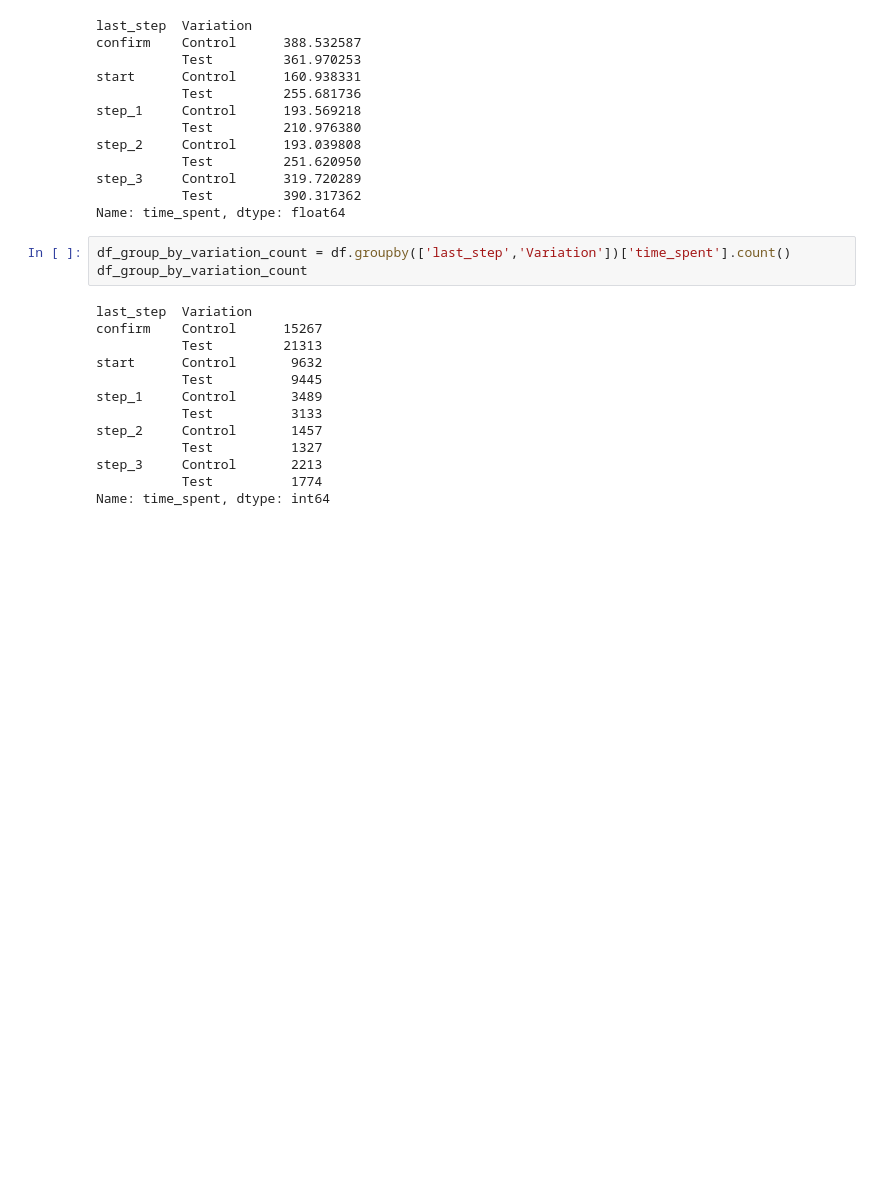
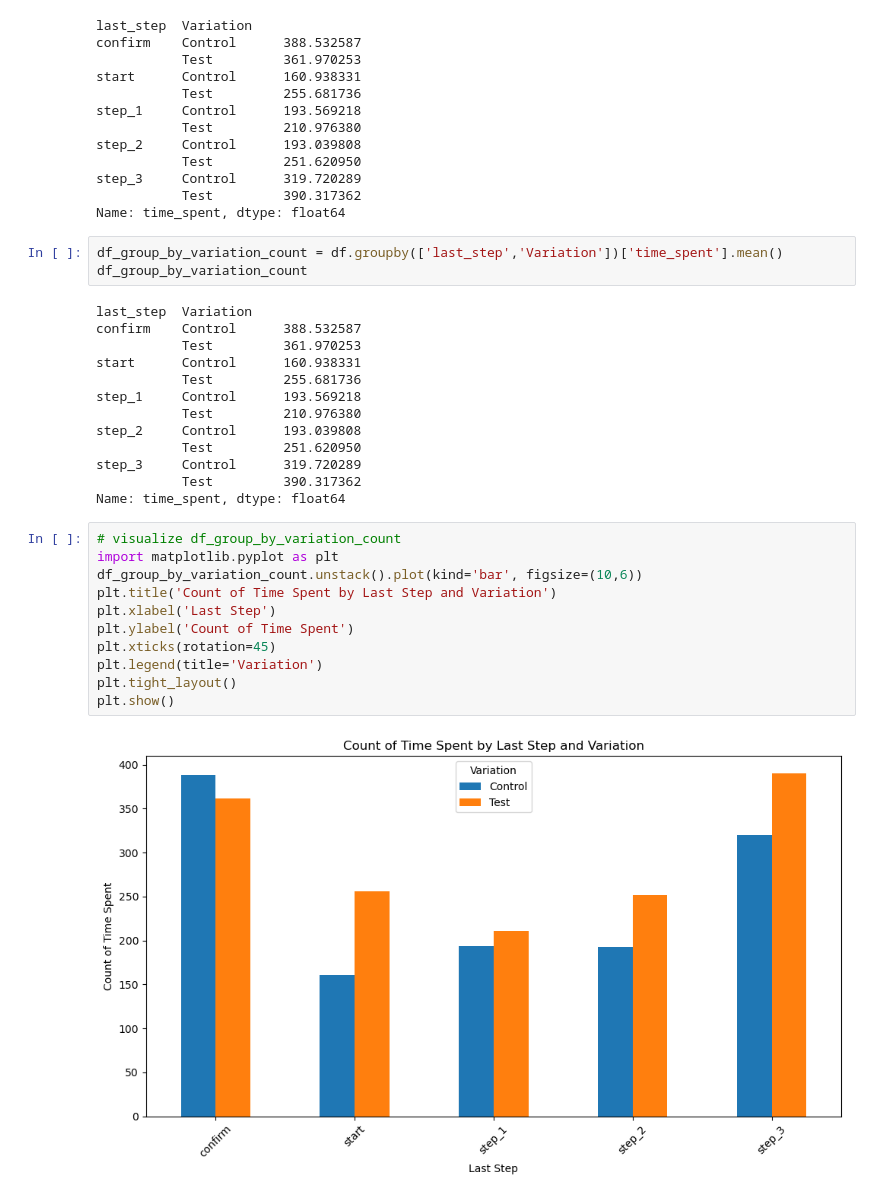
Before and after one commit to Ghonaim32/week5_6_project, a Jupyter notebook: notebooks/analysis_anas.ipynb, the cells around one changed output. Saved outputs shown, nothing was run; the diff lists cells and outputs as text; blank space fills up the shorter version.

Commit message:
adding repeated steps

```diff
--- a/notebooks/analysis_anas.ipynb
+++ b/notebooks/analysis_anas.ipynb
@@ -59,18 +59,31 @@ step_3     Control      319.720289
            Test         390.317362
 Name: time_spent, dtype: float64
 # %%
-df_group_by_variation_count = df.groupby(['last_step','Variation'])['time_spent'].count()
+df_group_by_variation_count = df.groupby(['last_step','Variation'])['time_spent'].mean()
 df_group_by_variation_count
 # %% [output]
 last_step  Variation
-confirm    Control      15267
-           Test         21313
-start      Control       9632
-           Test          9445
-step_1     Control       3489
-           Test          3133
-step_2     Control       1457
-           Test          1327
-step_3     Control       2213
-           Test          1774
-Name: time_spent, dtype: int64
+confirm    Control      388.532587
+           Test         361.970253
+start      Control      160.938331
+           Test         255.681736
+step_1     Control      193.569218
+           Test         210.976380
+step_2     Control      193.039808
+           Test         251.620950
+step_3     Control      319.720289
+           Test         390.317362
+Name: time_spent, dtype: float64
+# %%
+# visualize df_group_by_variation_count
+import matplotlib.pyplot as plt
+df_group_by_variation_count.unstack().plot(kind='bar', figsize=(10,6))
+plt.title('Count of Time Spent by Last Step and Variation')
+plt.xlabel('Last Step')
+plt.ylabel('Count of Time Spent')
+plt.xticks(rotation=45)
+plt.legend(title='Variation')
+plt.tight_layout()
+plt.show()
+# %% [output]
+[figure, added]
```
Also changed, not shown: 2 other files.
